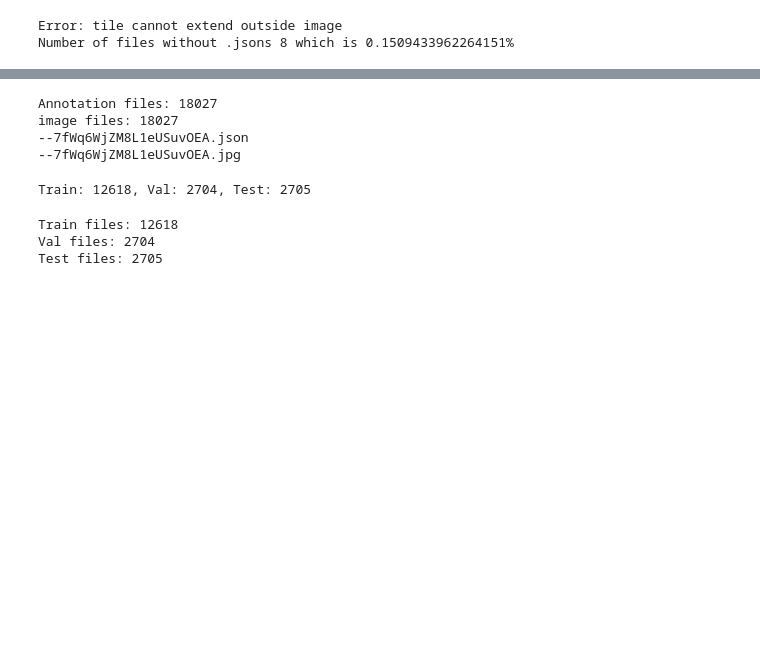
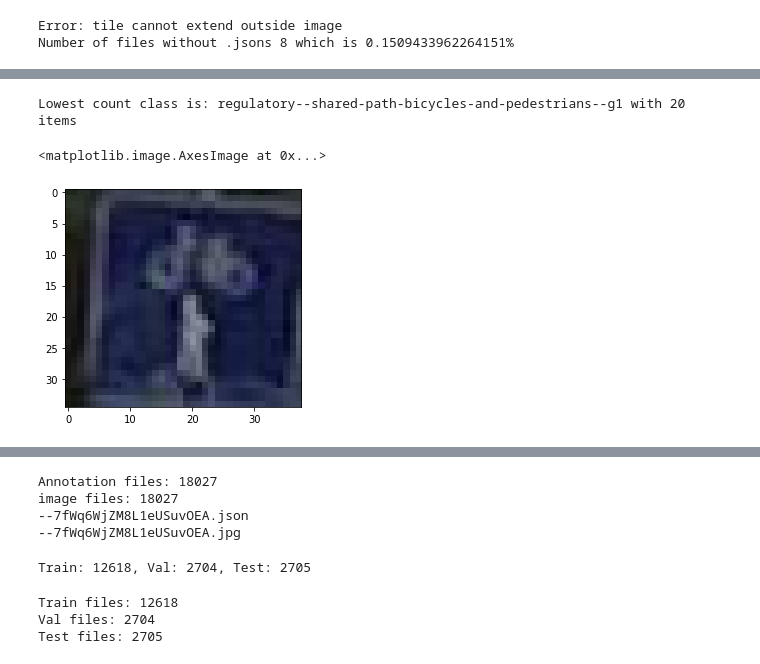
Before and after one commit to carsonljc/APS360-Project, a Jupyter notebook: project.ipynb, the cells around one changed output, grey strips where cells are left out. Cells and saved outputs as stored; diff of their text form; code cells hidden in the pictures; blank space fills up the shorter version.

```diff
--- a/project.ipynb
+++ b/project.ipynb
@@ -102,0 +132,7 @@ Class name: regulatory--yield--g1 with 2775 items
+# %%
+print("Lowest count class is: {} with {} items".format(min_class, class_counts[min_class]))
+plt.imshow(plt.imread(class_samples[min_class]))
+# %% [output]
+Lowest count class is: regulatory--shared-path-bicycles-and-pedestrians--g1 with 20 items
+<matplotlib.image.AxesImage at 0x...>
+[figure, added]
```
Also changed, not shown: parts of 24 cells of this notebook.
